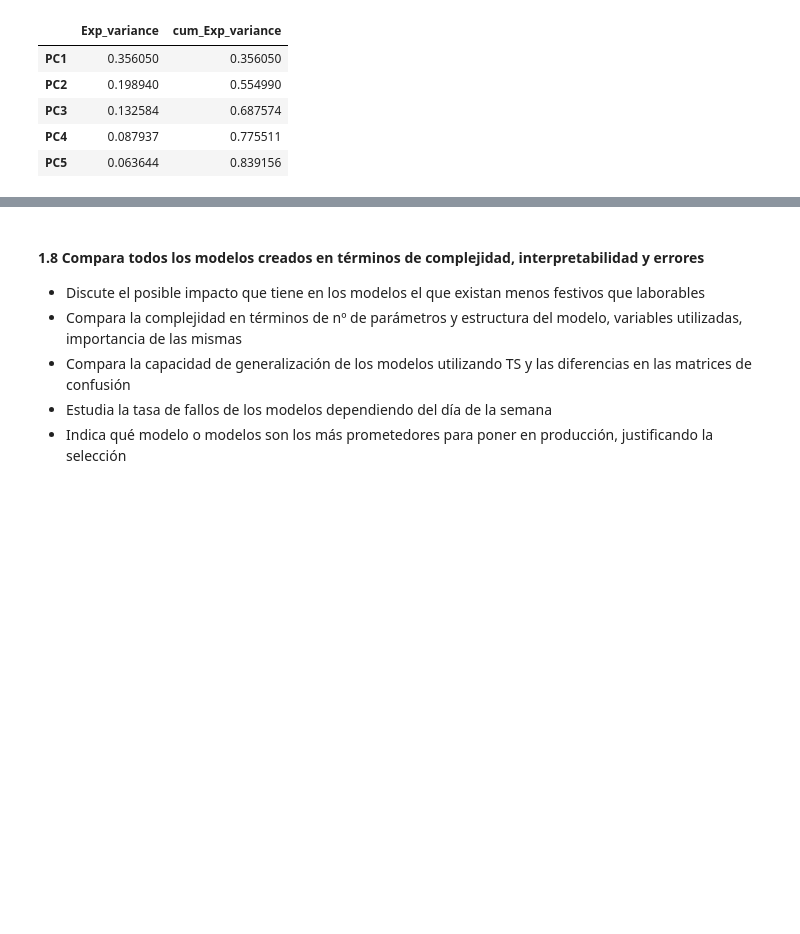
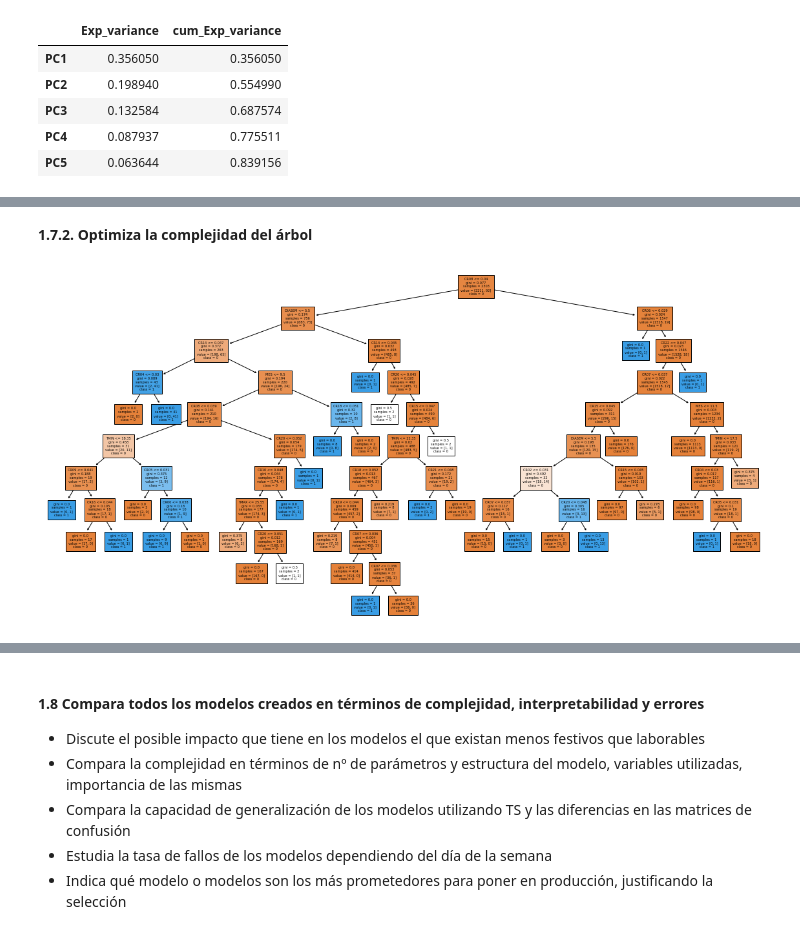
Before and after one commit to maroacc/ensemble, a Jupyter notebook: ass1_ML2_GRUPO_Ana.ipynb, the cells around one changed output, grey strips where cells are left out. Cells and saved outputs as stored; diff of their text form; code cells hidden in the pictures; blank space fills up the shorter version.

Commit message:
Bagged tree y PCAs

```diff
--- a/ass1_ML2_GRUPO_Ana.ipynb
+++ b/ass1_ML2_GRUPO_Ana.ipynb
@@ -908,0 +897,2 @@ ValueError: Invalid parameter min_impurity_split for estimator DecisionTreeClass
+# %% [markdown]
+**1.7.2. Optimiza la complejidad del árbol**
@@ -908,0 +915,11 @@ ValueError: Invalid parameter min_impurity_split for estimator DecisionTreeClass
+# %%
+## Plot the decision tree model (use figsize and fontsize for getting the best view)
+plt.figure(figsize=(20, 10))
+plot_tree(tree_fit.best_estimator_['DT'], # Utiliza los parámetros óptimos obtenidos de la búsqueda de la cuadrícula
+          feature_names= INPUTS_DT, # Lista de variables utilizadas en el modelo
+          class_names= [str(s) for s in y_train.unique()], # Lista de nombres de las clases objetivo en el modelo
+          fontsize=5, # Tamaño de fuente utilizado en la visualización del árbol
+          filled=True) # Las cajas del árbol se colorearán según la mayoría de la clase objetivo
+plt.show()
+# %% [output]
+[figure, added]
```
Also changed, not shown: parts of 17 cells of this notebook, 2 other files.
